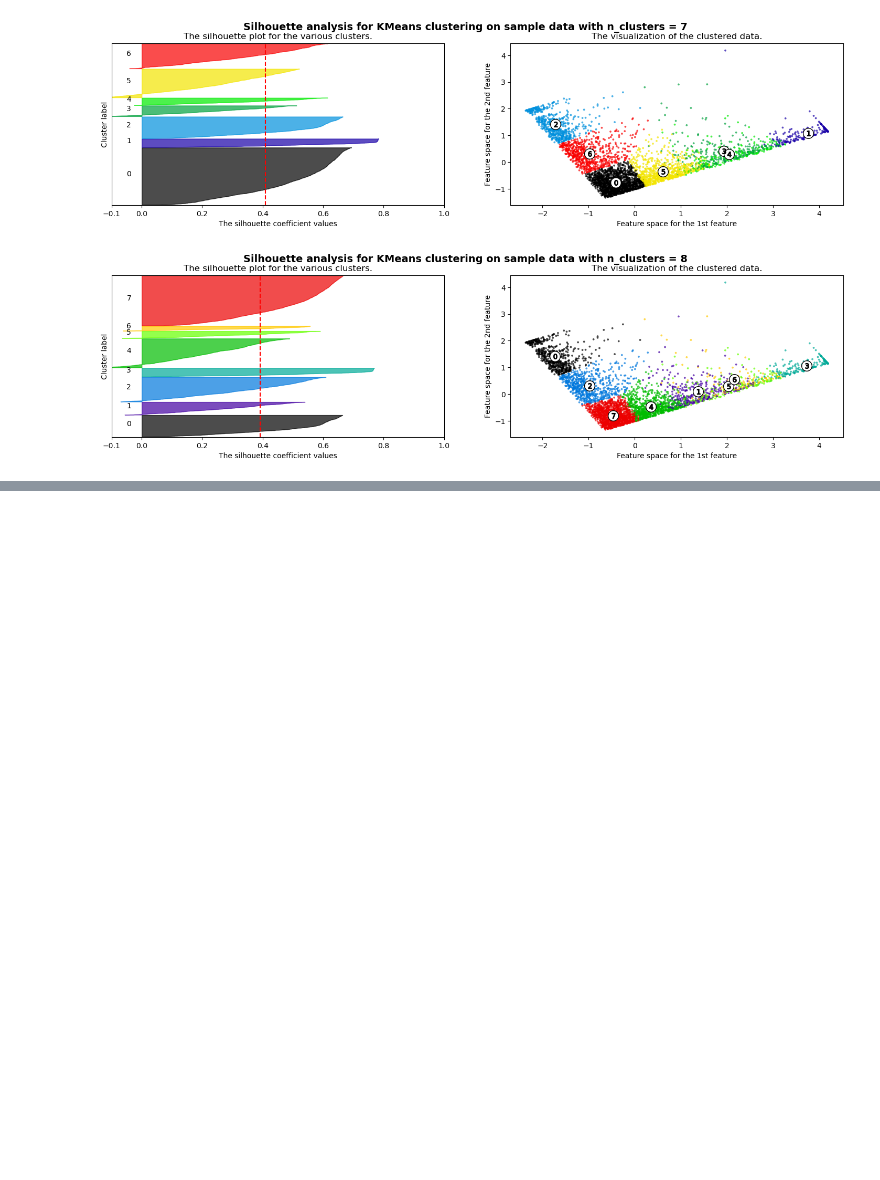
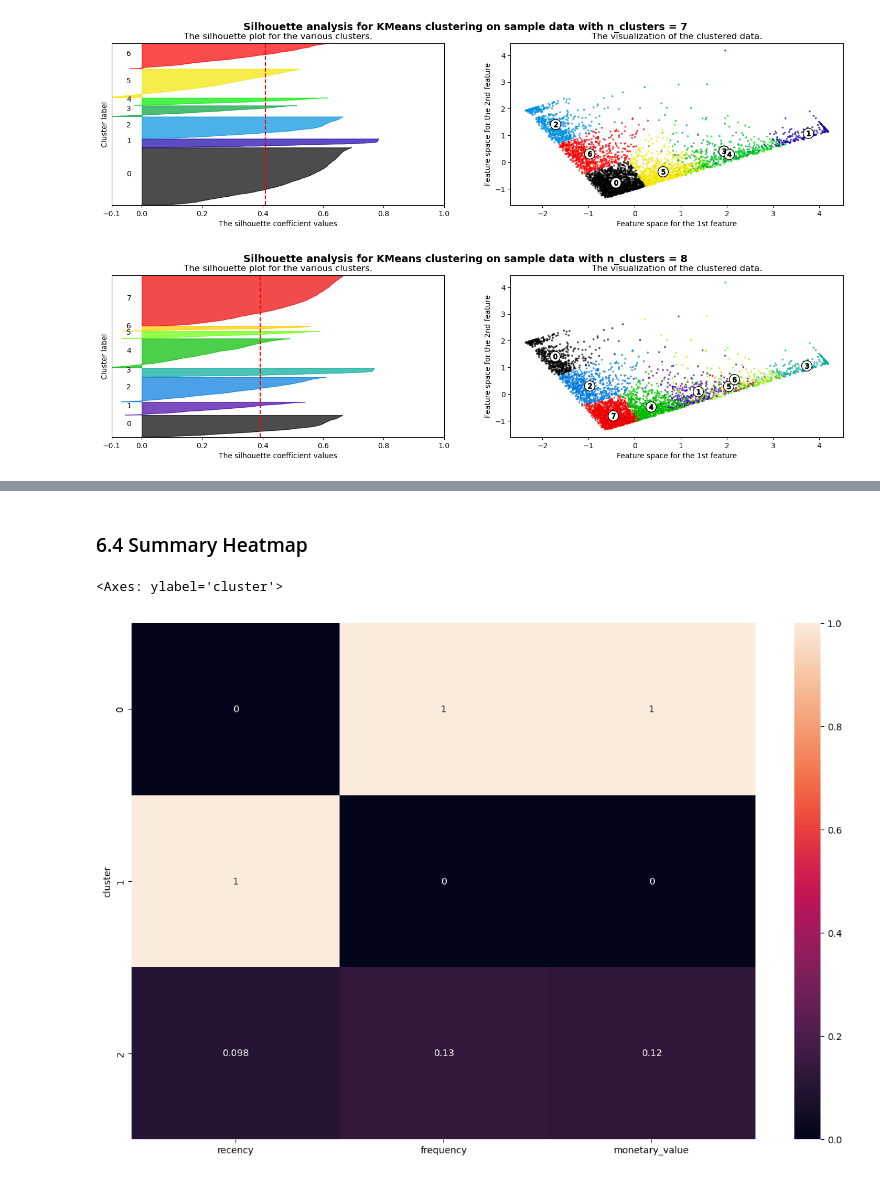
Before and after one commit to FTDS-assignment-bay/p2-final-project-p2-final-project-ftds-011-hck-group-001, a Jupyter notebook: Copy_of_coba_project.ipynb, the cells around one changed output, grey strips where cells are left out. Drawn from its saved outputs; the diff is of its cells as text; code cells hidden in the pictures; blank space fills up the shorter version.

```diff
--- a/Copy_of_coba_project.ipynb
+++ b/Copy_of_coba_project.ipynb
@@ -685,0 +754,3 @@ For n_clusters = 8 The average silhouette_score is : 0.39126640024345466
+# %%
+rfm_kmeans = rfm.groupby('cluster').mean()
+rfm_kmeans
@@ -685,0 +763,12 @@ For n_clusters = 8 The average silhouette_score is : 0.39126640024345466
+# %% [markdown]
+### 6.4 Summary Heatmap
+# %%
+scaler = MinMaxScaler()
+data = scaler.fit_transform(rfm_kmeans)
+scaled_kmeans = pd.DataFrame(data,rfm_kmeans.index,rfm_kmeans.columns)
+
+plt.figure(figsize=(15,10))
+sns.heatmap(scaled_kmeans,annot=True)
+# %% [output]
+<Axes: ylabel='cluster'>
+[figure, added]
```
Also changed, not shown: parts of 18 cells of this notebook.
